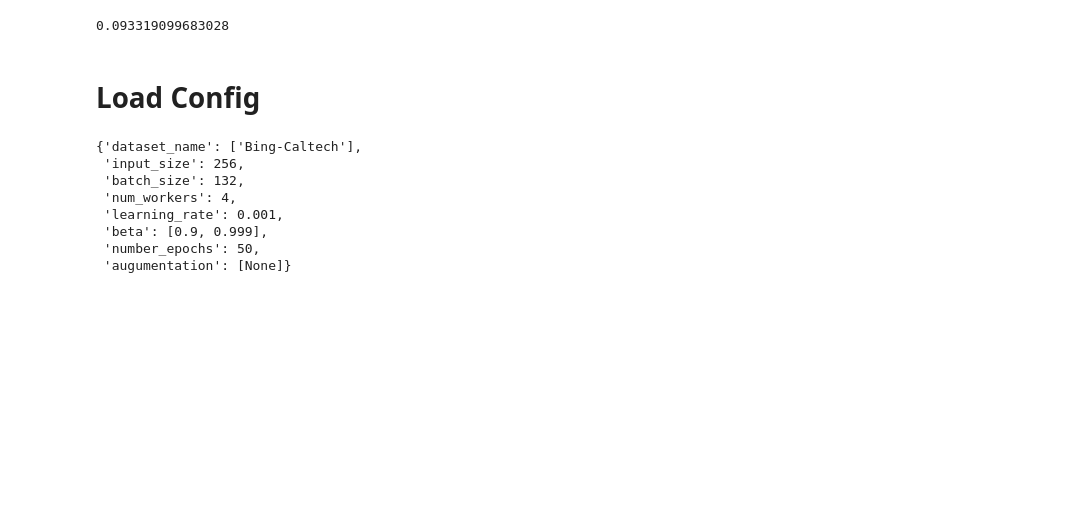
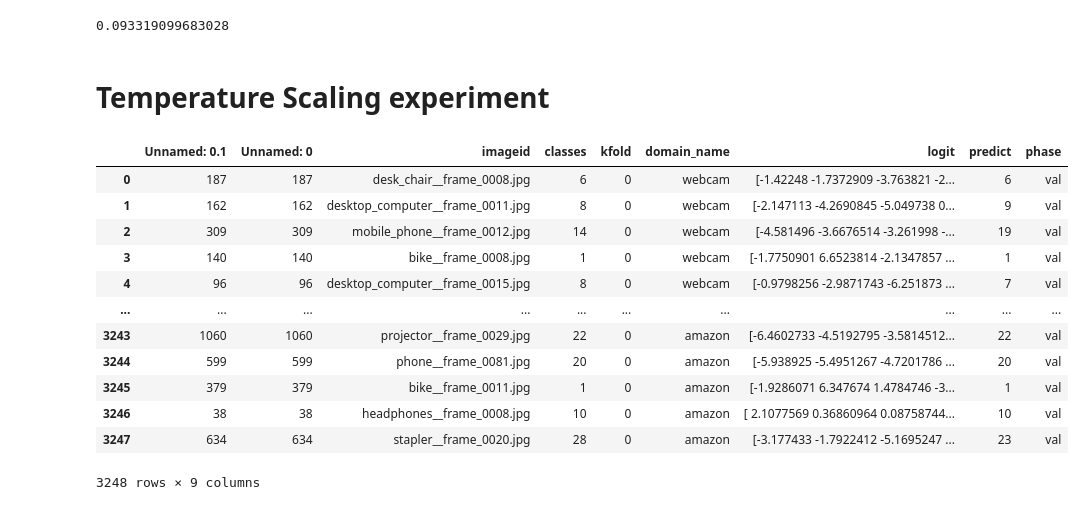
Before and after one commit to TuanAnhNguyen14111998/domain_calibration, a Jupyter notebook: src/notebook/visualize_result.ipynb, the cells around one changed output. Saved outputs shown, nothing was run; the diff lists cells and outputs as text; code cells hidden in the pictures; blank space fills up the shorter version.

```diff
--- a/src/notebook/visualize_result.ipynb
+++ b/src/notebook/visualize_result.ipynb
@@ -1066,5 +1066,5 @@ sum(list_) / len(list_)
 # %% [output]
 0.093319099683028
 # %% [markdown]
-# Load Config
+# Temperature Scaling experiment
 # %%
@@ -1077,11 +1072,17 @@ def load_from_yaml(fname):
 # %%
-load_from_yaml("/Users/tuananh/tuananh/domain_calibration/configs/exp.yaml")
+df = pd.read_excel("/Users/tuananh/Downloads/resnet_34_kfold_val_logits.xlsx")
+df
 # %% [output]
+|  | Unnamed: 0.1 | Unnamed: 0 | imageid | classes | kfold | domain_name | logit | predict | phase |
+| 0 | 187 | 187 | desk_chair__frame_0008.jpg | 6 | 0 | webcam | [-1.42248 -1.7372909 -3.763821 -2... | 6 | val |
+| 1 | 162 | 162 | desktop_computer__frame_0011.jpg | 8 | 0 | webcam | [-2.147113 -4.2690845 -5.049738 0... | 9 | val |
+| 2 | 309 | 309 | mobile_phone__frame_0012.jpg | 14 | 0 | webcam | [-4.581496 -3.6676514 -3.261998 -... | 19 | val |
+| 3 | 140 | 140 | bike__frame_0008.jpg | 1 | 0 | webcam | [-1.7750901 6.6523814 -2.1347857 ... | 1 | val |
+| 4 | 96 | 96 | desktop_computer__frame_0015.jpg | 8 | 0 | webcam | [-0.9798256 -2.9871743 -6.251873 ... | 7 | val |
+| ... | ... | ... | ... | ... | ... | ... | ... | ... | ... |
+| 3243 | 1060 | 1060 | projector__frame_0029.jpg | 22 | 0 | amazon | [-6.4602733 -4.5192795 -3.5814512... | 22 | val |
+| 3244 | 599 | 599 | phone__frame_0081.jpg | 20 | 0 | amazon | [-5.938925 -5.4951267 -4.7201786 ... | 20 | val |
+| 3245 | 379 | 379 | bike__frame_0011.jpg | 1 | 0 | amazon | [-1.9286071 6.347674 1.4784746 -3... | 1 | val |
+| 3246 | 38 | 38 | headphones__frame_0008.jpg | 10 | 0 | amazon | [ 2.1077569 0.36860964 0.08758744... | 10 | val |
+| 3247 | 634 | 634 | stapler__frame_0020.jpg | 28 | 0 | amazon | [-3.177433 -1.7922412 -5.1695247 ... | 23 | val |
-{'dataset_name': ['Bing-Caltech'],
- 'input_size': 256,
- 'batch_size': 132,
- 'num_workers': 4,
- 'learning_rate': 0.001,
- 'beta': [0.9, 0.999],
- 'number_epochs': 50,
- 'augumentation': [None]}
+3248 rows × 9 columns
```
Also changed, not shown: parts of 4 cells of this notebook, 1 other file.
